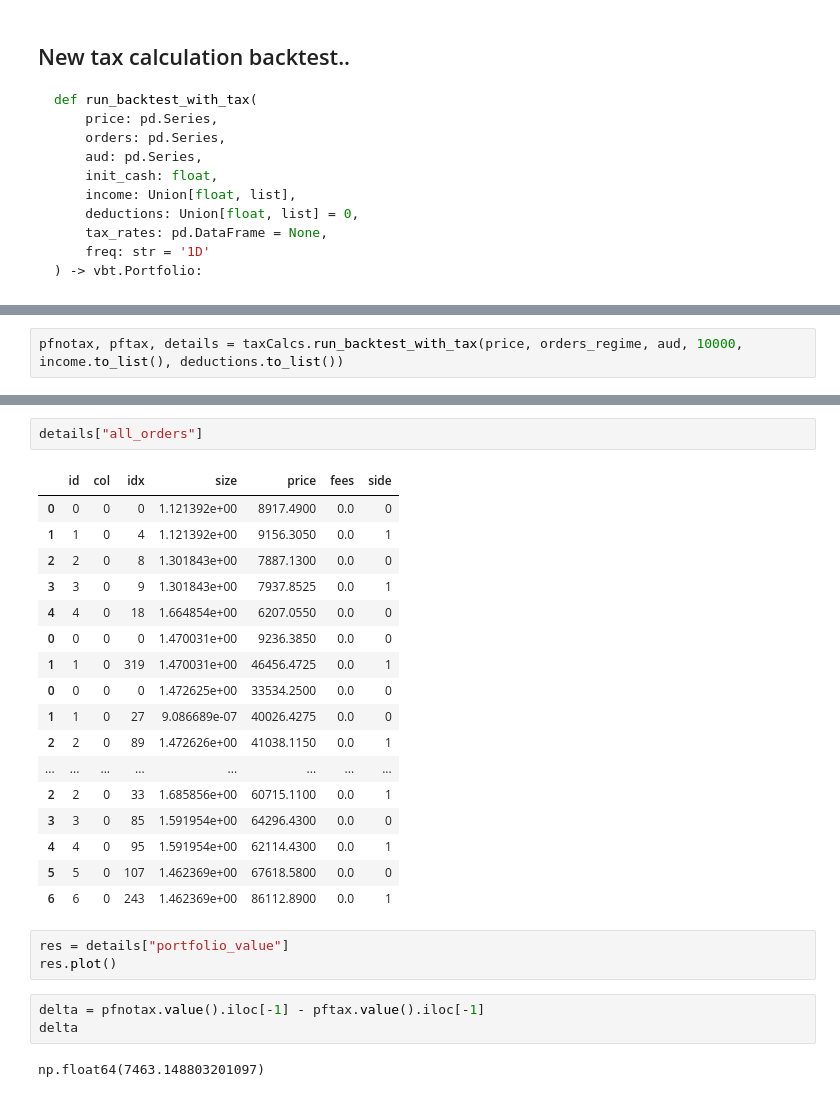
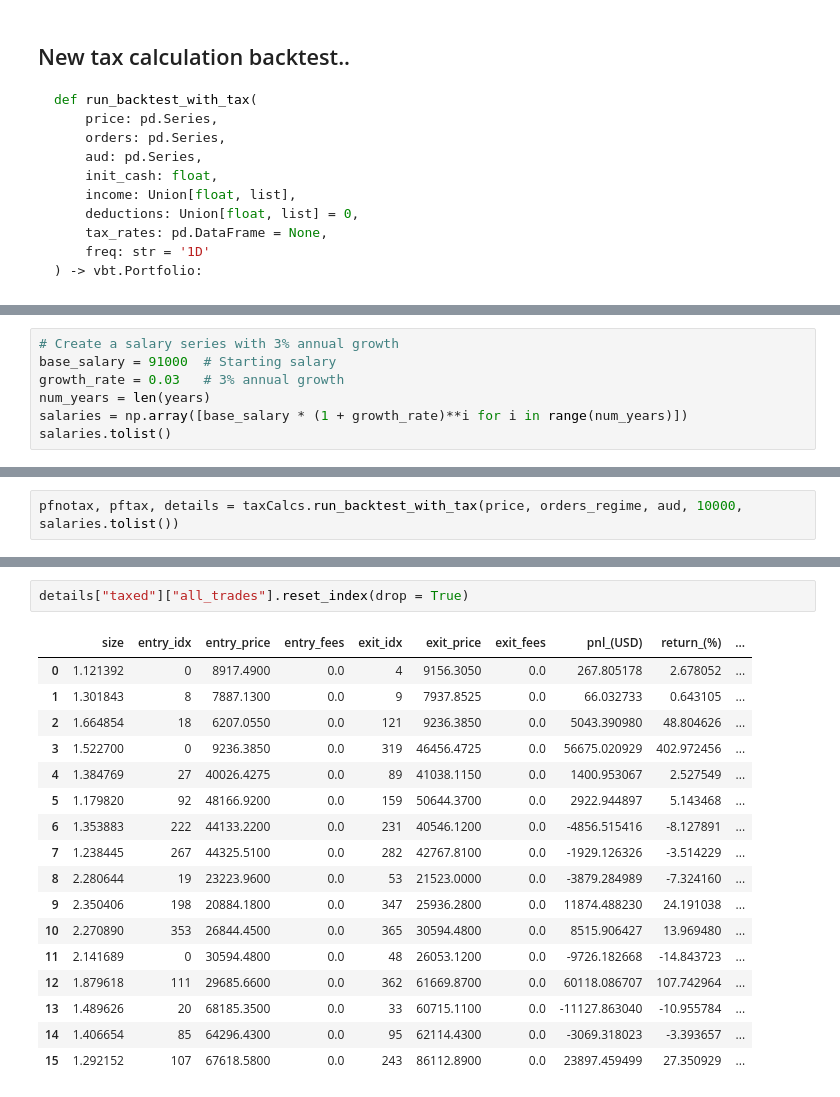
Before and after one commit to HelloThereMatey/vbt_tax, a Jupyter notebook: vbt_bitty_42Macro.ipynb, the cells around one changed output, grey strips where cells are left out. Drawn from its saved outputs; the diff is of its cells as text.

```diff
--- a/vbt_bitty_42Macro.ipynb
+++ b/vbt_bitty_42Macro.ipynb
@@ -493,3 +413,10 @@ deductions = pd.Series([3500, 4200, 2200, 5000, 6000, 7500], index=years)
 years
 # %% [output]
 Index([2020, 2021, 2022, 2023, 2024, 2025], dtype='int32')
+# %%
+# Create a salary series with 3% annual growth
+base_salary = 91000  # Starting salary
+growth_rate = 0.03   # 3% annual growth
+num_years = len(years)
+salaries = np.array([base_salary * (1 + growth_rate)**i for i in range(num_years)])
+salaries.tolist()
@@ -496,5 +425,5 @@ Index([2020, 2021, 2022, 2023, 2024, 2025], dtype='int32')
 # %%
-pfnotax, pftax, details = taxCalcs.run_backtest_with_tax(price, orders_regime, aud, 10000, income.to_list(), deductions.to_list())
+pfnotax, pftax, details = taxCalcs.run_backtest_with_tax(price, orders_regime, aud, 10000, salaries.tolist())
 # %% [output]
 Backtest price data runs from: 2020-03-01 00:00:00 to 2025-03-05 00:00:00, years: Index([2020, 2021, 2022, 2023, 2024, 2025], dtype='int32')
 For financial year: 2020
@@ -567,28 +466,20 @@ Series.__getitem__ treating keys as positions is deprecated. In a future version
-# %%
-details["all_orders"]
-# %% [output]
-|  | id | col | idx | size | price | fees | side |
-| 0 | 0 | 0 | 0 | 1.121392e+00 | 8917.4900 | 0.0 | 0 |
-| 1 | 1 | 0 | 4 | 1.121392e+00 | 9156.3050 | 0.0 | 1 |
-| 2 | 2 | 0 | 8 | 1.301843e+00 | 7887.1300 | 0.0 | 0 |
-| 3 | 3 | 0 | 9 | 1.301843e+00 | 7937.8525 | 0.0 | 1 |
-| 4 | 4 | 0 | 18 | 1.664854e+00 | 6207.0550 | 0.0 | 0 |
-| 0 | 0 | 0 | 0 | 1.470031e+00 | 9236.3850 | 0.0 | 0 |
-| 1 | 1 | 0 | 319 | 1.470031e+00 | 46456.4725 | 0.0 | 1 |
-| 0 | 0 | 0 | 0 | 1.472625e+00 | 33534.2500 | 0.0 | 0 |
-| 1 | 1 | 0 | 27 | 9.086689e-07 | 40026.4275 | 0.0 | 0 |
-| 2 | 2 | 0 | 89 | 1.472626e+00 | 41038.1150 | 0.0 | 1 |
-| ... | ... | ... | ... | ... | ... | ... | ... |
-| 2 | 2 | 0 | 33 | 1.685856e+00 | 60715.1100 | 0.0 | 1 |
-| 3 | 3 | 0 | 85 | 1.591954e+00 | 64296.4300 | 0.0 | 0 |
-| 4 | 4 | 0 | 95 | 1.591954e+00 | 62114.4300 | 0.0 | 1 |
-| 5 | 5 | 0 | 107 | 1.462369e+00 | 67618.5800 | 0.0 | 0 |
-| 6 | 6 | 0 | 243 | 1.462369e+00 | 86112.8900 | 0.0 | 1 |
-# %%
-res = details["portfolio_value"]
-res.plot()
-# %%
-delta = pfnotax.value().iloc[-1] - pftax.value().iloc[-1]
-delta
-# %% [output]
-np.float64(7463.148803201097)
+# %%
+details["taxed"]["all_trades"].reset_index(drop = True)
+# %% [output]
+|  | size | entry_idx | entry_price | entry_fees | exit_idx | exit_price | exit_fees | pnl_(USD) | return_(%) | ... |
+| 0 | 1.121392 | 0 | 8917.4900 | 0.0 | 4 | 9156.3050 | 0.0 | 267.805178 | 2.678052 | ... |
+| 1 | 1.301843 | 8 | 7887.1300 | 0.0 | 9 | 7937.8525 | 0.0 | 66.032733 | 0.643105 | ... |
+| 2 | 1.664854 | 18 | 6207.0550 | 0.0 | 121 | 9236.3850 | 0.0 | 5043.390980 | 48.804626 | ... |
+| 3 | 1.522700 | 0 | 9236.3850 | 0.0 | 319 | 46456.4725 | 0.0 | 56675.020929 | 402.972456 | ... |
+| 4 | 1.384769 | 27 | 40026.4275 | 0.0 | 89 | 41038.1150 | 0.0 | 1400.953067 | 2.527549 | ... |
+| 5 | 1.179820 | 92 | 48166.9200 | 0.0 | 159 | 50644.3700 | 0.0 | 2922.944897 | 5.143468 | ... |
+| 6 | 1.353883 | 222 | 44133.2200 | 0.0 | 231 | 40546.1200 | 0.0 | -4856.515416 | -8.127891 | ... |
+| 7 | 1.238445 | 267 | 44325.5100 | 0.0 | 282 | 42767.8100 | 0.0 | -1929.126326 | -3.514229 | ... |
+| 8 | 2.280644 | 19 | 23223.9600 | 0.0 | 53 | 21523.0000 | 0.0 | -3879.284989 | -7.324160 | ... |
+| 9 | 2.350406 | 198 | 20884.1800 | 0.0 | 347 | 25936.2800 | 0.0 | 11874.488230 | 24.191038 | ... |
+| 10 | 2.270890 | 353 | 26844.4500 | 0.0 | 365 | 30594.4800 | 0.0 | 8515.906427 | 13.969480 | ... |
+| 11 | 2.141689 | 0 | 30594.4800 | 0.0 | 48 | 26053.1200 | 0.0 | -9726.182668 | -14.843723 | ... |
+| 12 | 1.879618 | 111 | 29685.6600 | 0.0 | 362 | 61669.8700 | 0.0 | 60118.086707 | 107.742964 | ... |
+| 13 | 1.489626 | 20 | 68185.3500 | 0.0 | 33 | 60715.1100 | 0.0 | -11127.863040 | -10.955784 | ... |
+| 14 | 1.406654 | 85 | 64296.4300 | 0.0 | 95 | 62114.4300 | 0.0 | -3069.318023 | -3.393657 | ... |
+| 15 | 1.292152 | 107 | 67618.5800 | 0.0 | 243 | 86112.8900 | 0.0 | 23897.459499 | 27.350929 | ... |
```
Also changed, not shown: parts of 28 cells of this notebook, 5 other files.
